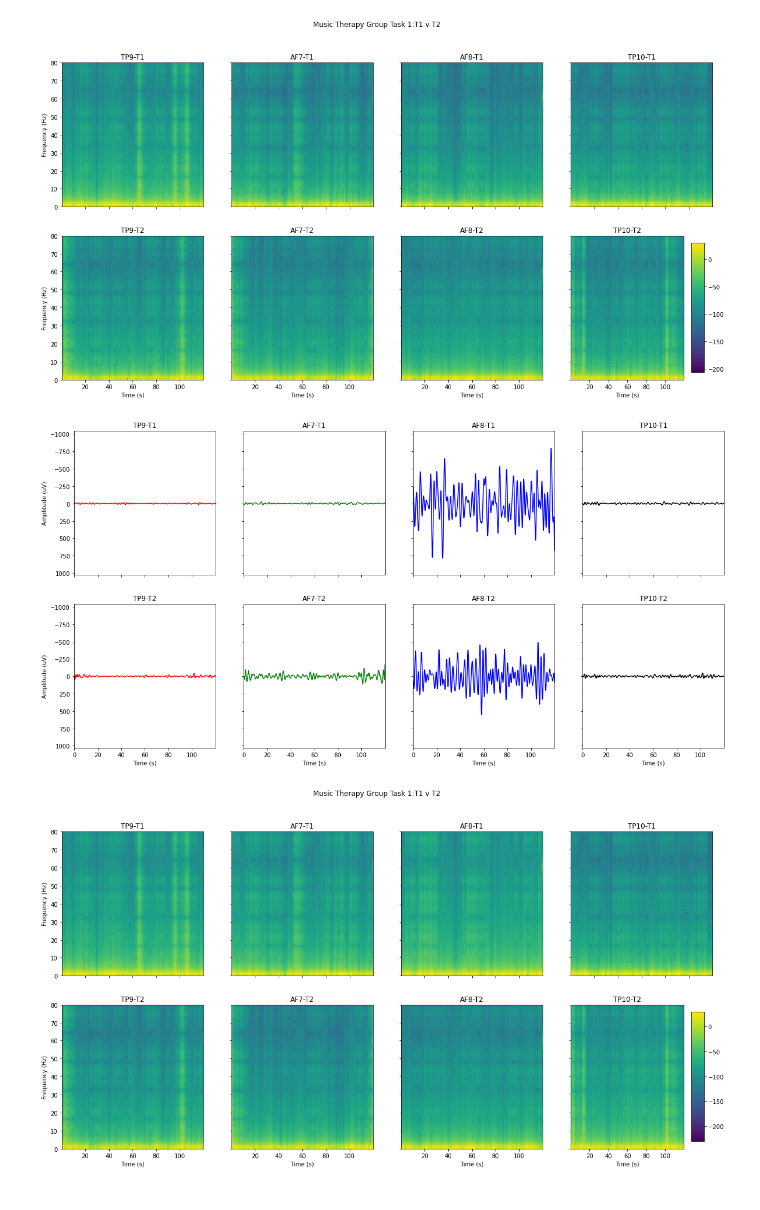
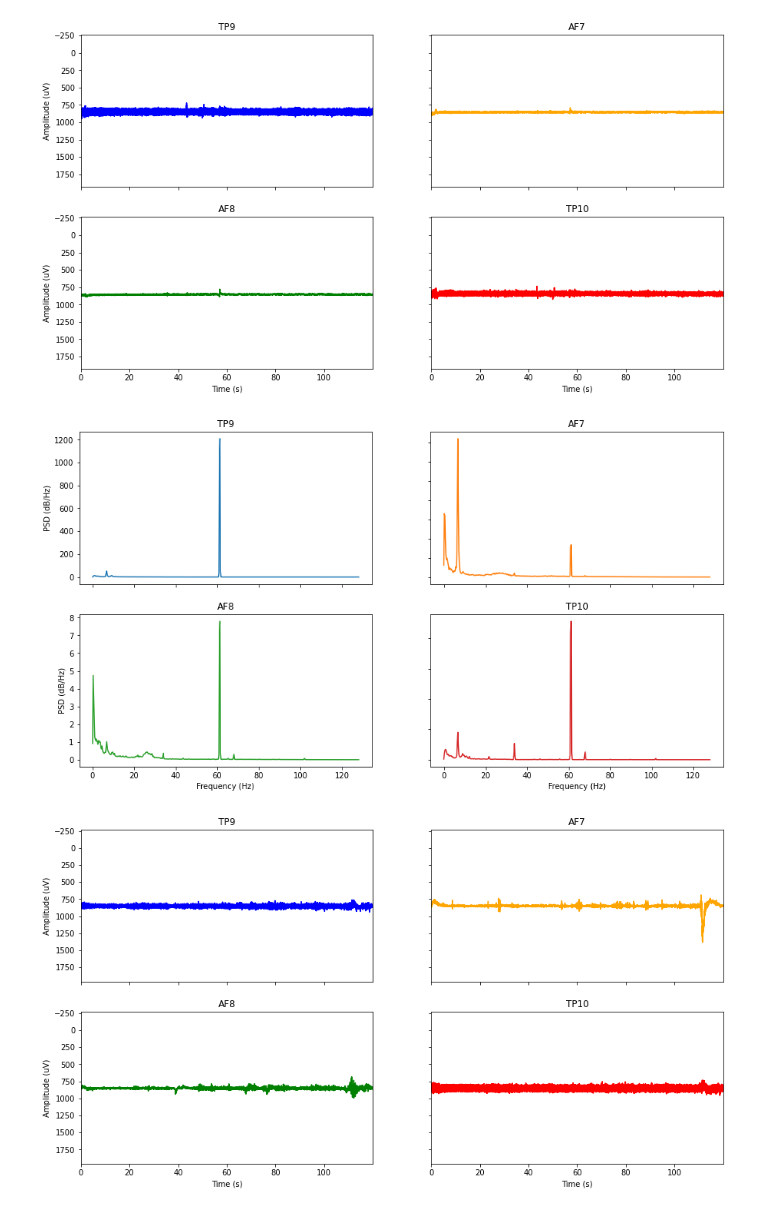
Before and after one commit to iggy96/eegMusicTherapy, a Jupyter notebook: singleRun_v1.0.ipynb, the cells around one changed output. Drawn from its saved outputs; the diff is of its cells as text; code cells hidden in the pictures.

```diff
--- a/singleRun_v1.0.ipynb
+++ b/singleRun_v1.0.ipynb
@@ -45,16 +10,0 @@ spectogramPlot((np.hstack((dwtEEG_1,dwtEEG_2))),fs,nfft,noverlap,(20,10),['TP9-T
-# %%
-filtering = filters()
-noc=filters()
-notch_data_1 = noc.notch(dwtEEG_1,line,fs,Q)
-notch_data_2 = noc.notch(dwtEEG_2,line,fs,Q)
-spectogramPlot((np.hstack((notch_data_1,notch_data_2))),fs,nfft,noverlap,(20,10),['TP9-T1','AF7-T1','AF8-T1','TP10-T1','TP9-T2','AF7-T2','AF8-T2','TP10-T2'],'Music Therapy Group'+' '+task+':'+'T1 v T2')
-# %% [output]
-[figure, removed]
-# %%
-bpData_1 = filtering.butterBandPass(notch_data_1,lowcut,highcut,fs,order)
-bpData_2 = filtering.butterBandPass(notch_data_2,lowcut,highcut,fs,order)
-plots(time_s,(np.hstack((bpData_1,bpData_2))),['TP9-T1','AF7-T1','AF8-T1','TP10-T1','TP9-T2','AF7-T2','AF8-T2','TP10-T2'],(20,10),['r','g','b','k','r','g','b','k'])
-spectogramPlot((np.hstack((bpData_1,bpData_2))),fs,nfft,noverlap,(20,10),['TP9-T1','AF7-T1','AF8-T1','TP10-T1','TP9-T2','AF7-T2','AF8-T2','TP10-T2'],'Music Therapy Group'+' '+task+':'+'T1 v T2')
-# %% [output]
-[figure, removed]
-[figure, removed]
@@ -64,0 +58,24 @@ rw_data_2 = rollingWindow(bpData_2,window_size,step_size)
+# %%
+# group-task-time
+M = [['m11_1.zip'],['m12_1.zip']]
+localDir = "/Users/joshuaighalo/Downloads/Mind_Monitor-2/"
+destDir = "/Users/joshuaighalo/Downloads/Mind_Monitor-2/dest/"
+os.system('rm -rf %s/*' % destDir)
+fs_setting = 'constant'
+# %%
+MT11 = zipExtract(M[0],localDir,destDir,"M11",cfg.fs,cfg.collection_time,cfg.fs_setting)[1]
+MT11 = MT11.reshape(MT11.shape[1],MT11.shape[2])
+MT12 = zipExtract(M[1],localDir,destDir,"M12",cfg.fs,cfg.collection_time,cfg.fs_setting)[1]
+MT12 = MT12.reshape(MT12.shape[1],MT12.shape[2])
+time_s = zipExtract(M[0],localDir,destDir,"M11",cfg.fs,cfg.collection_time,cfg.fs_setting)[2][0]
+time_s = time_s.reshape(len(time_s),1)
+time_s = time_s[0:int(cfg.collection_time*cfg.fs)]
+
+plots(time_s,MT11,cfg.channels,['blue','orange','green','red'])
+psdPlots(MT11,cfg.fs,cfg.channels)
+plots(time_s,MT12,cfg.channels,['blue','orange','green','red'])
+psdPlots(MT12,cfg.fs,cfg.channels)
+# %% [output]
+[figure, added]
+[figure, added]
+[figure, added]
```
Also changed, not shown: parts of 15 cells of this notebook.
